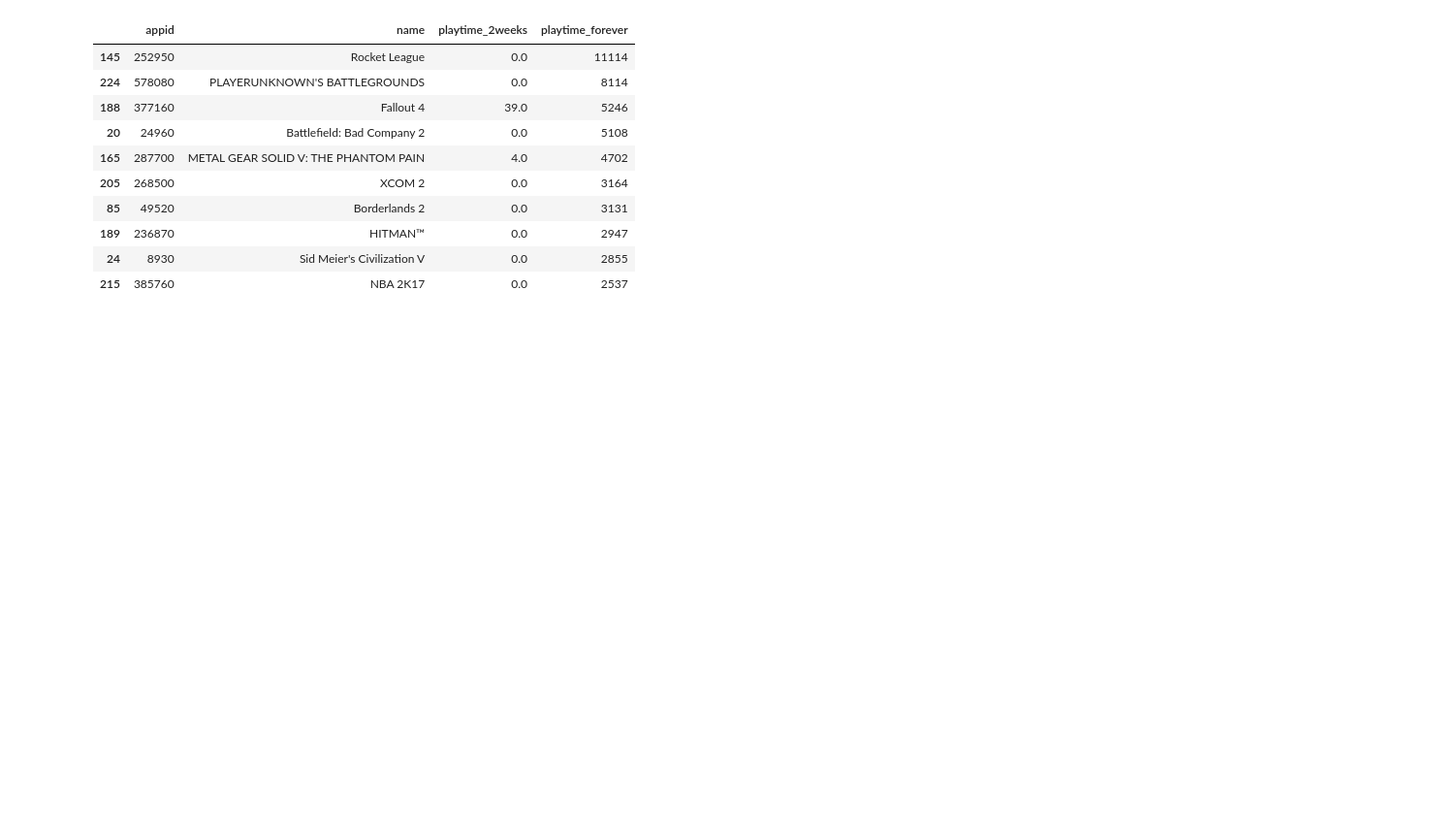
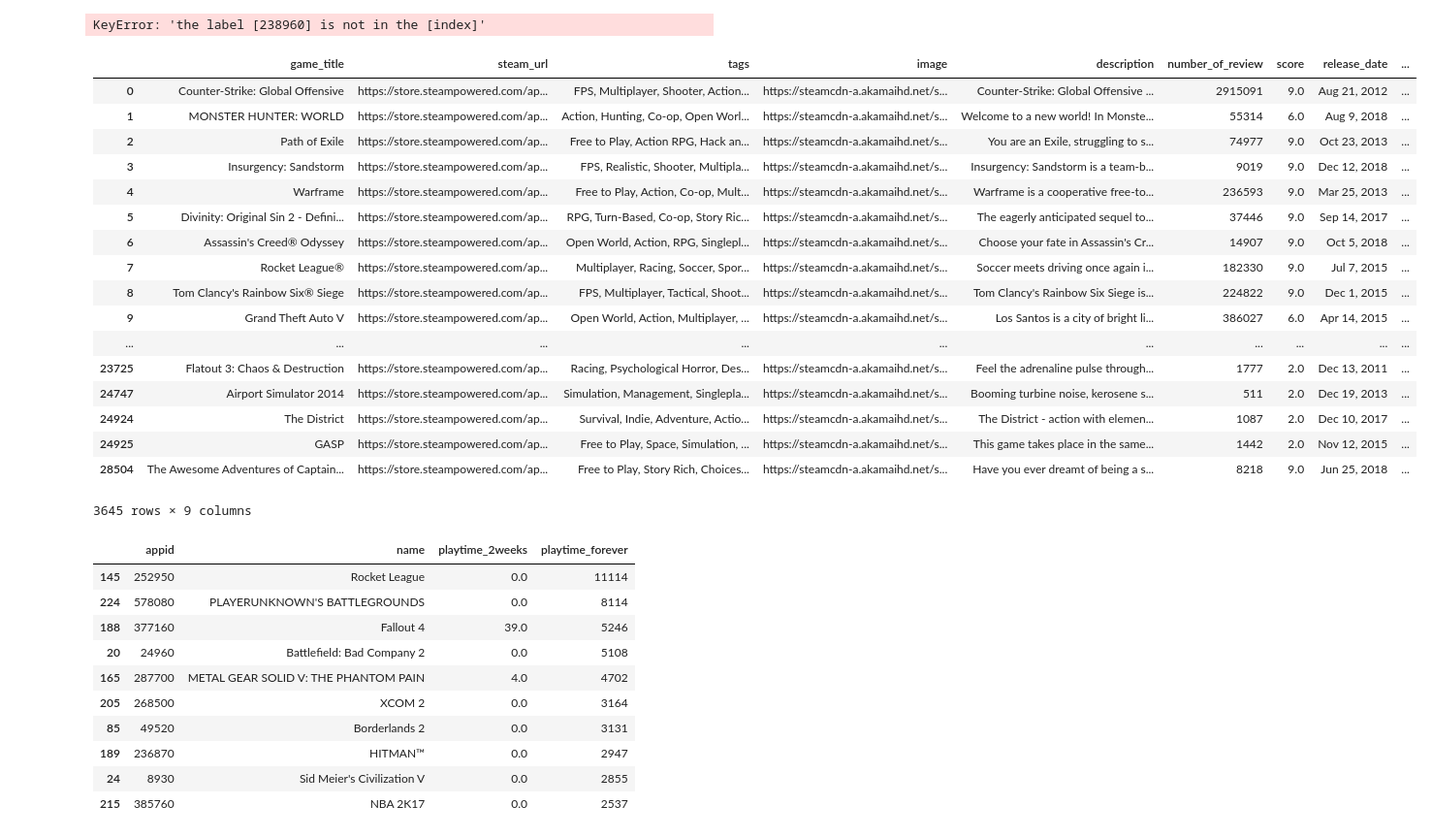
Before and after one commit to micsab/Game-Recommendation-Engine, a Jupyter notebook: recommender_test.ipynb, the cells around one changed output. Shown at 97% size. Saved outputs shown, nothing was run; the diff lists cells and outputs as text; code cells hidden in the pictures; blank space fills up the shorter version.

```diff
--- a/recommender_test.ipynb
+++ b/recommender_test.ipynb
@@ -32,3 +101,41 @@ game_tags
+# %%
+appid = 238960
+product_data = [df.loc[appid][['number_of_review', 'score']].values]
+
+recommended_products = engine.kneighbors(X=product_data, n_neighbors=20, return_distance=False)
+
+# List of product IDs form the indexes
+
+products_list = []
+
+for each in recommended_products:
+    products_list.append(df.iloc[each].index)
+
+print("Recommended products: ")
+print(products_list)
+# %% [output]
+KeyError: 'the label [238960] is not in the [index]'
+# %%
+df[df['number_of_review'] > 3.450000e+02]
+# %% [output]
+|  | game_title | steam_url | tags | image | description | number_of_review | score | release_date | ... |
+| 0 | Counter-Strike: Global Offensive | https://store.steampowered.com/ap... | FPS, Multiplayer, Shooter, Action... | https://steamcdn-a.akamaihd.net/s... | Counter-Strike: Global Offensive ... | 2915091 | 9.0 | Aug 21, 2012 | ... |
+| 1 | MONSTER HUNTER: WORLD | https://store.steampowered.com/ap... | Action, Hunting, Co-op, Open Worl... | https://steamcdn-a.akamaihd.net/s... | Welcome to a new world! In Monste... | 55314 | 6.0 | Aug 9, 2018 | ... |
+| 2 | Path of Exile | https://store.steampowered.com/ap... | Free to Play, Action RPG, Hack an... | https://steamcdn-a.akamaihd.net/s... | You are an Exile, struggling to s... | 74977 | 9.0 | Oct 23, 2013 | ... |
+| 3 | Insurgency: Sandstorm | https://store.steampowered.com/ap... | FPS, Realistic, Shooter, Multipla... | https://steamcdn-a.akamaihd.net/s... | Insurgency: Sandstorm is a team-b... | 9019 | 9.0 | Dec 12, 2018 | ... |
+| 4 | Warframe | https://store.steampowered.com/ap... | Free to Play, Action, Co-op, Mult... | https://steamcdn-a.akamaihd.net/s... | Warframe is a cooperative free-to... | 236593 | 9.0 | Mar 25, 2013 | ... |
+| 5 | Divinity: Original Sin 2 - Defini... | https://store.steampowered.com/ap... | RPG, Turn-Based, Co-op, Story Ric... | https://steamcdn-a.akamaihd.net/s... | The eagerly anticipated sequel to... | 37446 | 9.0 | Sep 14, 2017 | ... |
+| 6 | Assassin's Creed® Odyssey | https://store.steampowered.com/ap... | Open World, Action, RPG, Singlepl... | https://steamcdn-a.akamaihd.net/s... | Choose your fate in Assassin's Cr... | 14907 | 9.0 | Oct 5, 2018 | ... |
+| 7 | Rocket League® | https://store.steampowered.com/ap... | Multiplayer, Racing, Soccer, Spor... | https://steamcdn-a.akamaihd.net/s... | Soccer meets driving once again i... | 182330 | 9.0 | Jul 7, 2015 | ... |
+| 8 | Tom Clancy's Rainbow Six® Siege | https://store.steampowered.com/ap... | FPS, Multiplayer, Tactical, Shoot... | https://steamcdn-a.akamaihd.net/s... | Tom Clancy's Rainbow Six Siege is... | 224822 | 9.0 | Dec 1, 2015 | ... |
+| 9 | Grand Theft Auto V | https://store.steampowered.com/ap... | Open World, Action, Multiplayer, ... | https://steamcdn-a.akamaihd.net/s... | Los Santos is a city of bright li... | 386027 | 6.0 | Apr 14, 2015 | ... |
+| ... | ... | ... | ... | ... | ... | ... | ... | ... | ... |
+| 23725 | Flatout 3: Chaos & Destruction | https://store.steampowered.com/ap... | Racing, Psychological Horror, Des... | https://steamcdn-a.akamaihd.net/s... | Feel the adrenaline pulse through... | 1777 | 2.0 | Dec 13, 2011 | ... |
+| 24747 | Airport Simulator 2014 | https://store.steampowered.com/ap... | Simulation, Management, Singlepla... | https://steamcdn-a.akamaihd.net/s... | Booming turbine noise, kerosene s... | 511 | 2.0 | Dec 19, 2013 | ... |
+| 24924 | The District | https://store.steampowered.com/ap... | Survival, Indie, Adventure, Actio... | https://steamcdn-a.akamaihd.net/s... | The District - action with elemen... | 1087 | 2.0 | Dec 10, 2017 | ... |
+| 24925 | GASP | https://store.steampowered.com/ap... | Free to Play, Space, Simulation, ... | https://steamcdn-a.akamaihd.net/s... | This game takes place in the same... | 1442 | 2.0 | Nov 12, 2015 | ... |
+| 28504 | The Awesome Adventures of Captain... | https://store.steampowered.com/ap... | Free to Play, Story Rich, Choices... | https://steamcdn-a.akamaihd.net/s... | Have you ever dreamt of being a s... | 8218 | 9.0 | Jun 25, 2018 | ... |
+3645 rows × 9 columns
 # %%
 games = interface('IPlayerService').GetOwnedGames(steamid=76561197974553664, include_appinfo=1)
 my_games = games['response']['games']
```
Also changed, not shown: parts of 11 cells of this notebook, 6 other files.
